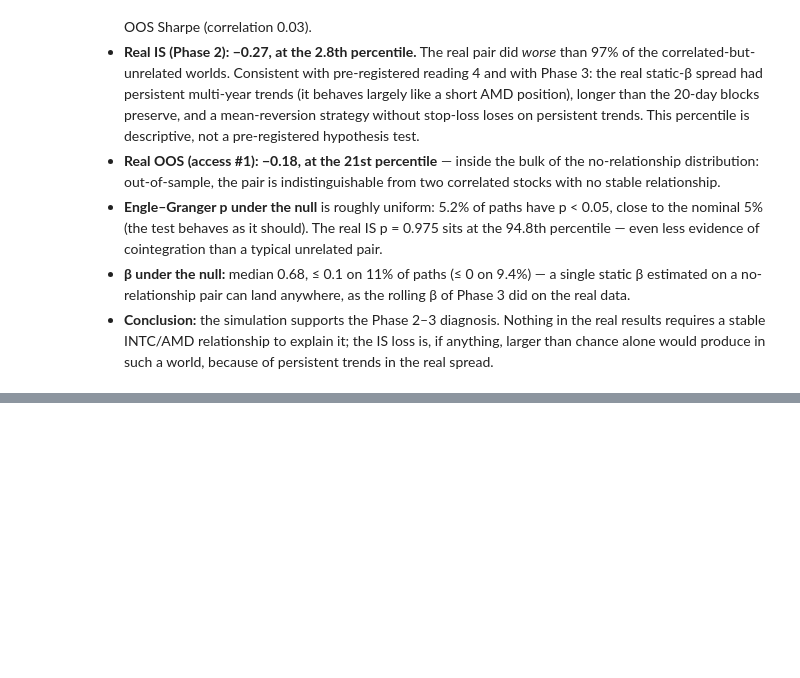
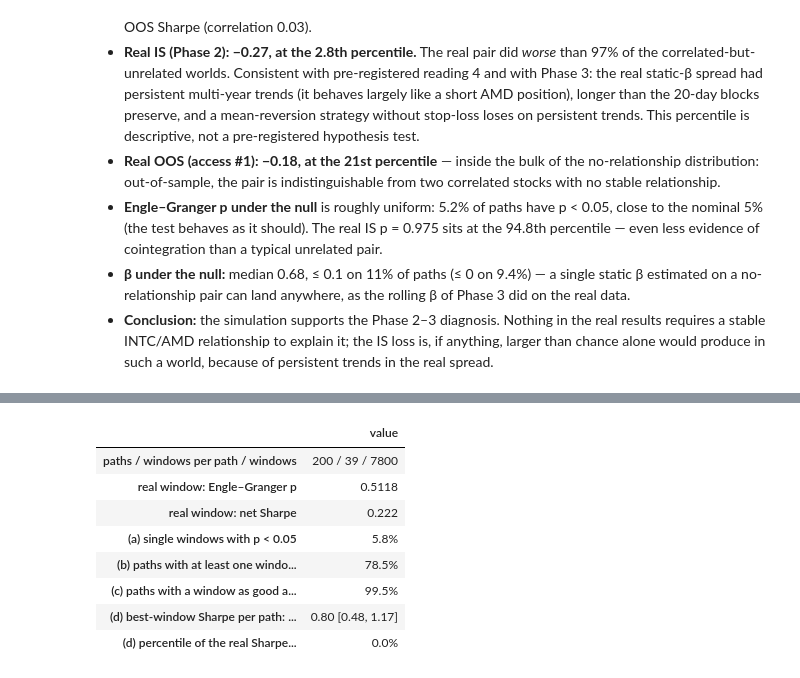
Before and after one commit to clotilderaffii/takehome_pairs-trading, a Jupyter notebook: notebooks/05_simulation.ipynb, the cells around one changed output, grey strips where cells are left out. Cells and saved outputs as stored; diff of their text form; code cells hidden in the pictures; blank space fills up the shorter version.

```diff
--- a/notebooks/05_simulation.ipynb
+++ b/notebooks/05_simulation.ipynb
@@ -295,0 +349,41 @@ extra.to_frame("value")
+# %%
+# Computed once by scripts/run_look_elsewhere.py; reloaded here.
+with (PROCESSED_DIR / "look_elsewhere_windows.pkl").open("rb") as f:
+    le = pickle.load(f)
+assert le["params"] == asdict(params) and le["window_len"] == len(window)
+assert le["step"] == 252 and le["n_paths"] == 200
+windows_null = le["table"]
+assert windows_null["path"].nunique() == 200
+
+s = look_elsewhere_summary(
+    windows_null, real_pvalue=real_w["eg_pvalue"], real_sharpe=real_w["sharpe_net"]
+)
+n_win = int(s["n_windows"] / s["n_paths"])
+d_range = (
+    f"{s['d_best_sharpe_median']:.2f} [{s['d_best_sharpe_p5']:.2f}, {s['d_best_sharpe_p95']:.2f}]"
+)
+rows = {
+    "paths / windows per path / windows": f"{int(s['n_paths'])} / {n_win} / {int(s['n_windows'])}",
+    "real window: Engle–Granger p": f"{real_w['eg_pvalue']:.4f}",
+    "real window: net Sharpe": f"{real_w['sharpe_net']:.3f}",
+    "(a) single windows with p < 0.05": f"{s['a_share_windows_p_lt_005']:.1f}%",
+    "(b) paths with at least one window p < 0.05": f"{s['b_share_paths_any_p_lt_005']:.1f}%",
+    "(c) paths with a window as good as the real one (p ≤ real and Sharpe ≥ real)": (
+        f"{s['c_share_paths_any_as_good_as_real']:.1f}%"
+    ),
+    "(d) best-window Sharpe per path: median [5th, 95th pct]": d_range,
+    "(d) percentile of the real Sharpe among best windows": (
+        f"{s['d_real_percentile_among_best']:.1f}%"
+    ),
+}
+pd.DataFrame({"value": rows})
+# %% [output]
+|  | value |
+| paths / windows per path / windows | 200 / 39 / 7800 |
+| real window: Engle–Granger p | 0.5118 |
+| real window: net Sharpe | 0.222 |
+| (a) single windows with p < 0.05 | 5.8% |
+| (b) paths with at least one windo... | 78.5% |
+| (c) paths with a window as good a... | 99.5% |
+| (d) best-window Sharpe per path: ... | 0.80 [0.48, 1.17] |
+| (d) percentile of the real Sharpe... | 0.0% |
```
Also changed, not shown: parts of 5 cells of this notebook, 12 other files.
